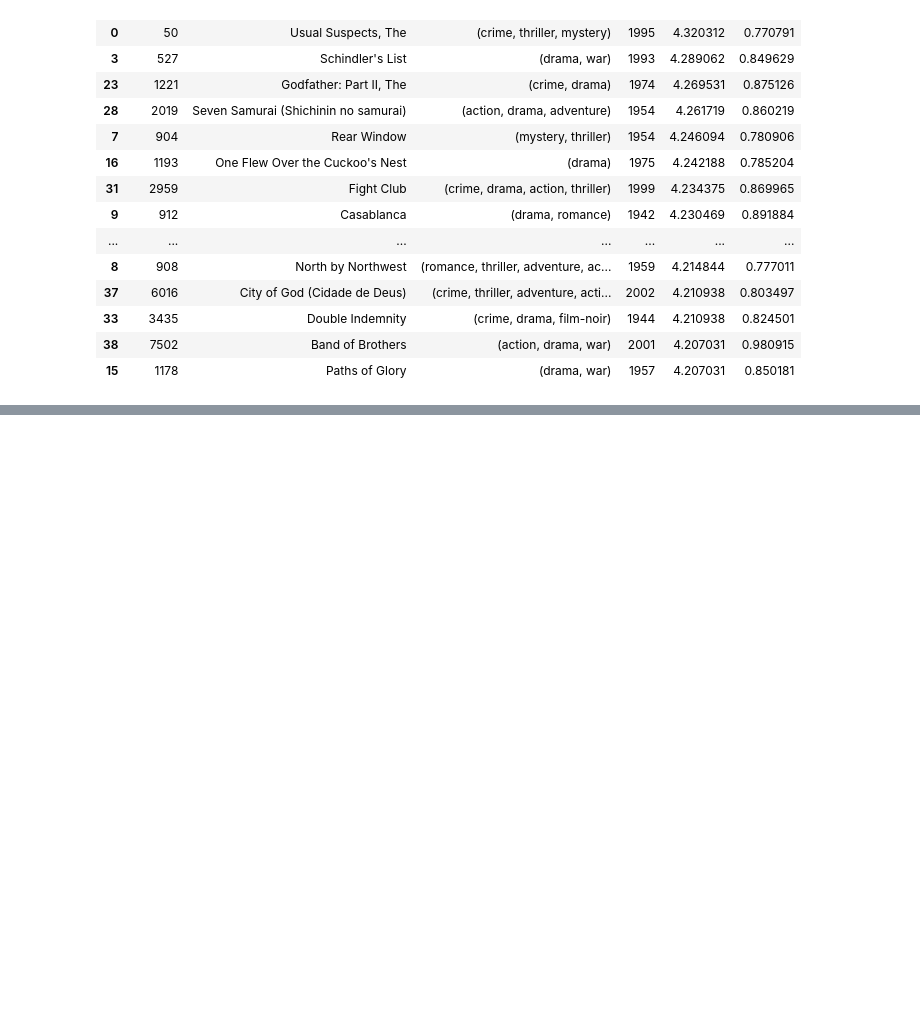
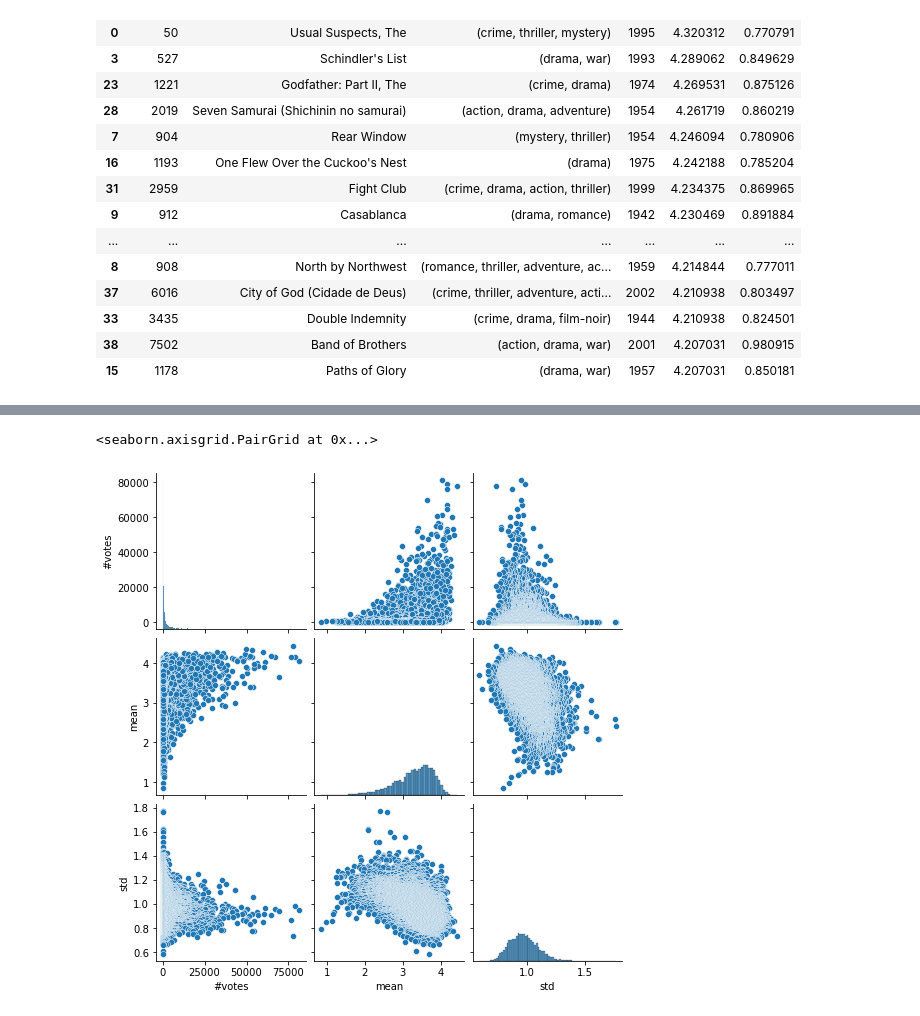
Before and after one commit to olimpia1/sb_boot_camp_ds, a Jupyter notebook: DataAnalysis.ipynb, the cells around one changed output, grey strips where cells are left out. Saved outputs shown, nothing was run; the diff lists cells and outputs as text; code cells hidden in the pictures; blank space fills up the shorter version.

```diff
--- a/DataAnalysis.ipynb
+++ b/DataAnalysis.ipynb
@@ -832,0 +913,10 @@ dfm.merge(great_movies, on='movieId', how='inner').sort_values(by='mean',ascendi
+# %%
+dfc = df[['movieId','rating']] \
+.groupby('movieId') \
+.count() \
+.sort_values(by='rating', ascending=False) \
+.rename(columns={'rating': '#votes'}) \
+.merge(dfm, left_index=True, right_on='movieId',how='inner') \
+.merge(dfq, on='movieId', how='inner') \
+.sort_values(by='std', ascending=False)
+dfc
@@ -832,0 +937,6 @@ dfm.merge(great_movies, on='movieId', how='inner').sort_values(by='mean',ascendi
+# %%
+# lets see paticualr columns distribution
+sns.pairplot(dfc[['#votes','mean','std']])
+# %% [output]
+<seaborn.axisgrid.PairGrid at 0x...>
+[figure, added]
```
Also changed, not shown: parts of 35 cells of this notebook.
